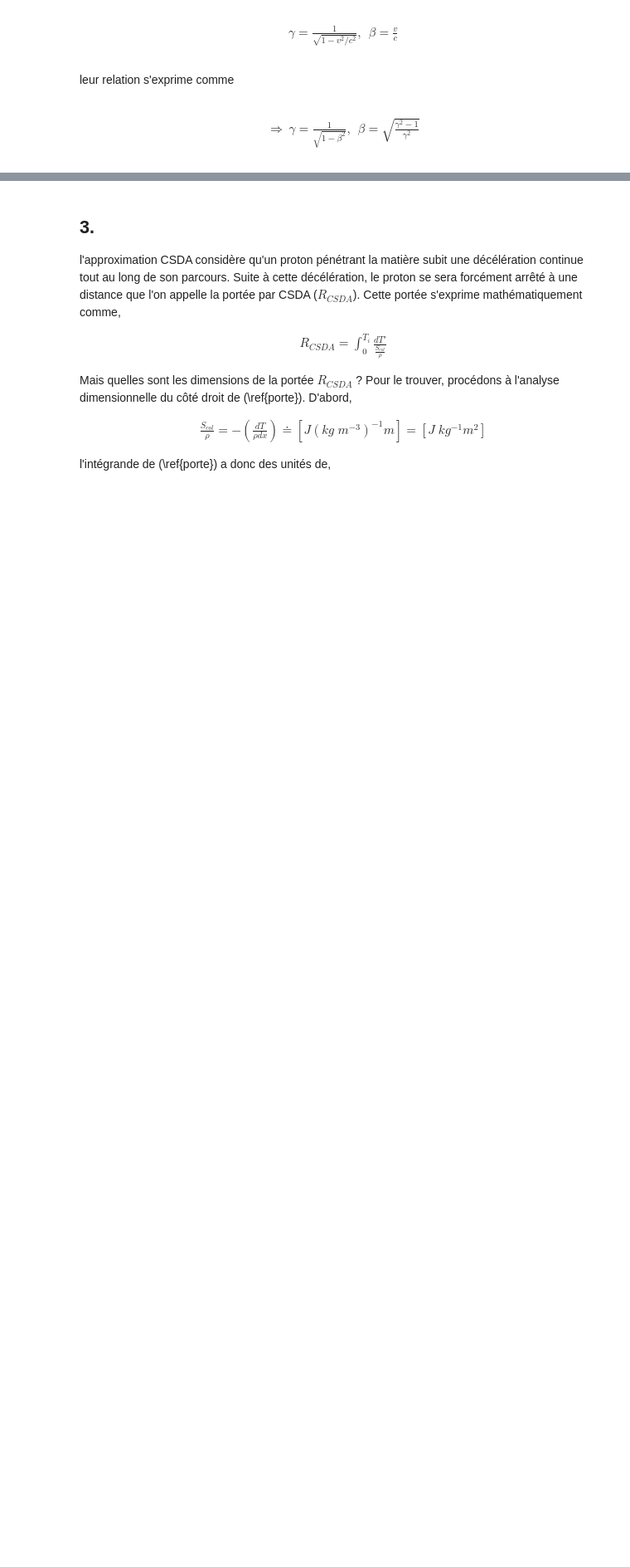
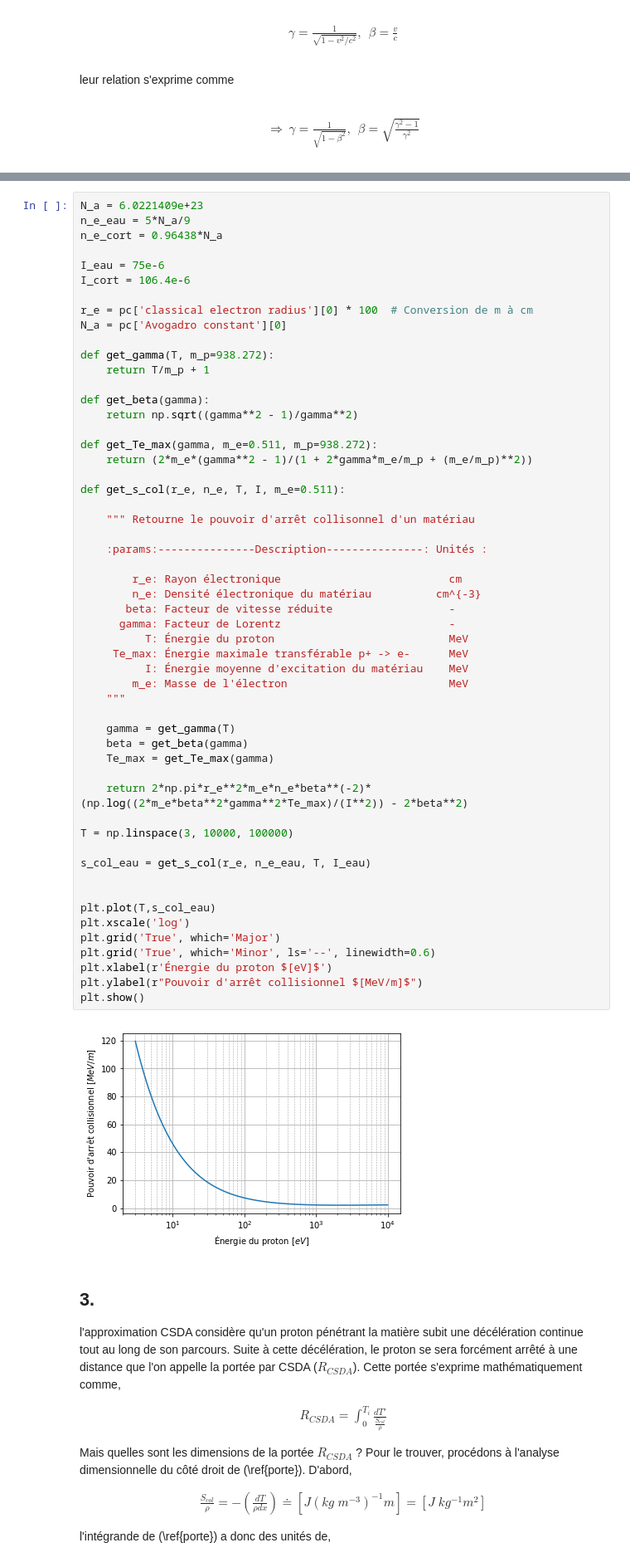
Before and after one commit to eliedl/Physique_numerique, a Jupyter notebook: TP1/TP1_Elie.ipynb, the cells around one changed output, grey strips where cells are left out. Shown: that part at 83% size. Drawn from its saved outputs; the diff is of its cells as text; blank space fills up the shorter version.

```diff
--- a/TP1/TP1_Elie.ipynb
+++ b/TP1/TP1_Elie.ipynb
@@ -104,3 +110,59 @@ def s_col(r_e, m_e, n_e, beta, gamma, Te_max, I):
+# %%
+N_a = 6.0221409e+23
+n_e_eau = 5*N_a/9
+n_e_cort = 0.96438*N_a
+
+I_eau = 75e-6
+I_cort = 106.4e-6
+
+r_e = pc['classical electron radius'][0] * 100  # Conversion de m à cm
+N_a = pc['Avogadro constant'][0]
+
+def get_gamma(T, m_p=938.272):
+    return T/m_p + 1
+
+def get_beta(gamma):
+    return np.sqrt((gamma**2 - 1)/gamma**2)
+
+def get_Te_max(gamma, m_e=0.511, m_p=938.272):
+    return (2*m_e*(gamma**2 - 1)/(1 + 2*gamma*m_e/m_p + (m_e/m_p)**2))
+
+def get_s_col(r_e, n_e, T, I, m_e=0.511):
+
+    """ Retourne le pouvoir d'arrêt collisonnel d'un matériau
+
+    :params:---------------Description---------------: Unités :
+
+        r_e: Rayon électronique                          cm
+        n_e: Densité électronique du matériau          cm^{-3}
+       beta: Facteur de vitesse réduite                  -
+      gamma: Facteur de Lorentz                          -
+          T: Énergie du proton                           MeV
+     Te_max: Énergie maximale transférable p+ -> e-      MeV
+          I: Énergie moyenne d'excitation du matériau    MeV
+        m_e: Masse de l'électron                         MeV
+    """
+
+    gamma = get_gamma(T)
+    beta = get_beta(gamma)
+    Te_max = get_Te_max(gamma)
+
+    return 2*np.pi*r_e**2*m_e*n_e*beta**(-2)*(np.log((2*m_e*beta**2*gamma**2*Te_max)/(I**2)) - 2*beta**2)
+
+T = np.linspace(3, 10000, 100000)
+
+s_col_eau = get_s_col(r_e, n_e_eau, T, I_eau)
+
+
+plt.plot(T,s_col_eau)
+plt.xscale('log')
+plt.grid('True', which='Major')
+plt.grid('True', which='Minor', ls='--', linewidth=0.6)
+plt.xlabel(r'Énergie du proton $[eV]$')
+plt.ylabel(r"Pouvoir d'arrêt collisionnel $[MeV/m]$")
+plt.show()
+# %% [output]
+[figure, added]
 # %% [markdown]
 ## 3.
 
```
Also changed, not shown: parts of 5 cells of this notebook, 1 other file.
